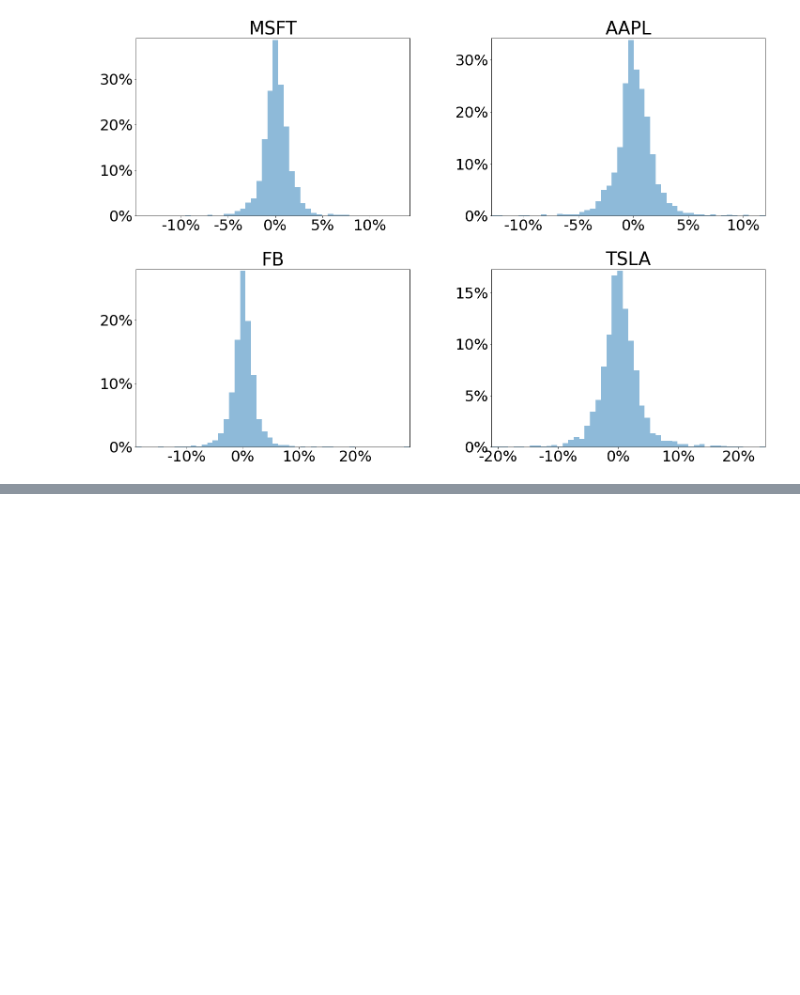
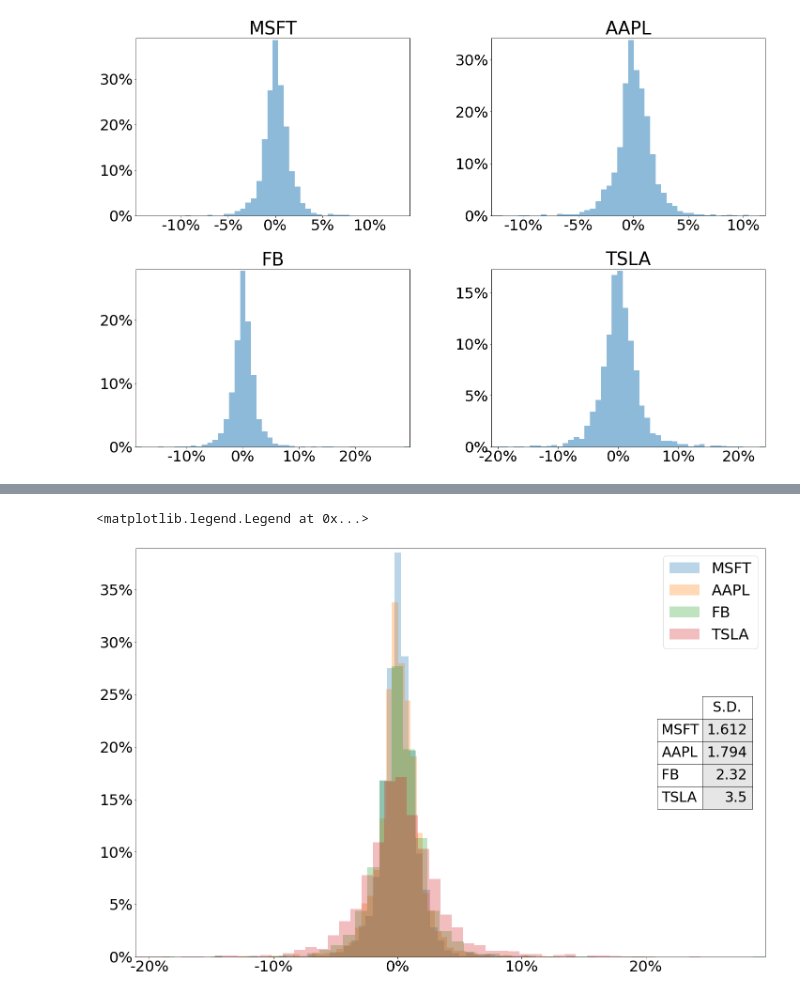
Before and after one commit to iadubovoy/ECON_411, a Jupyter notebook: In-Class Projects/Project 5 - Building Functions and Visualizing Distribution .ipynb, the cells around one changed output, grey strips where cells are left out. Saved outputs shown, nothing was run; the diff lists cells and outputs as text; code cells hidden in the pictures; blank space fills up the shorter version.

```diff
--- a/In-Class Projects/Project 5 - Building Functions and Visualizing Distribution .ipynb
+++ b/In-Class Projects/Project 5 - Building Functions and Visualizing Distribution .ipynb
@@ -444,0 +461,24 @@ for key in price_change_data:
+# %%
+fig, ax = plt.subplots(figsize = (24,16))
+for key in price_change_data:
+    price_change_data[key].hist(bins = 50,
+                                alpha = .3, label = key, linewidth = 10,
+                                density = True)
+# set horizontal axis values as percent
+x_vals = ax.get_xticks()
+ax.set_xticklabels([str(int(x))+ "%" for x in x_vals])
+# set vertical axis values as percent
+y_vals = ax.get_yticks()
+ax.set_yticklabels([str(int(y * 100))+ "%" for y in y_vals])
+stats =table(ax, stats_df.loc["S.D."], colWidths=[.1],
+             cellColours=[[(.9,.9,.9)]]*4, loc = "center right")
+stats.scale(.8,4)
+stats.auto_set_font_size(False)
+stats.set_fontsize(30)
+ax.grid(False)
+
+
+plt.legend()
+# %% [output]
+<matplotlib.legend.Legend at 0x...>
+[figure, added]
```
Also changed, not shown: parts of 7 cells of this notebook, 9 other files.
